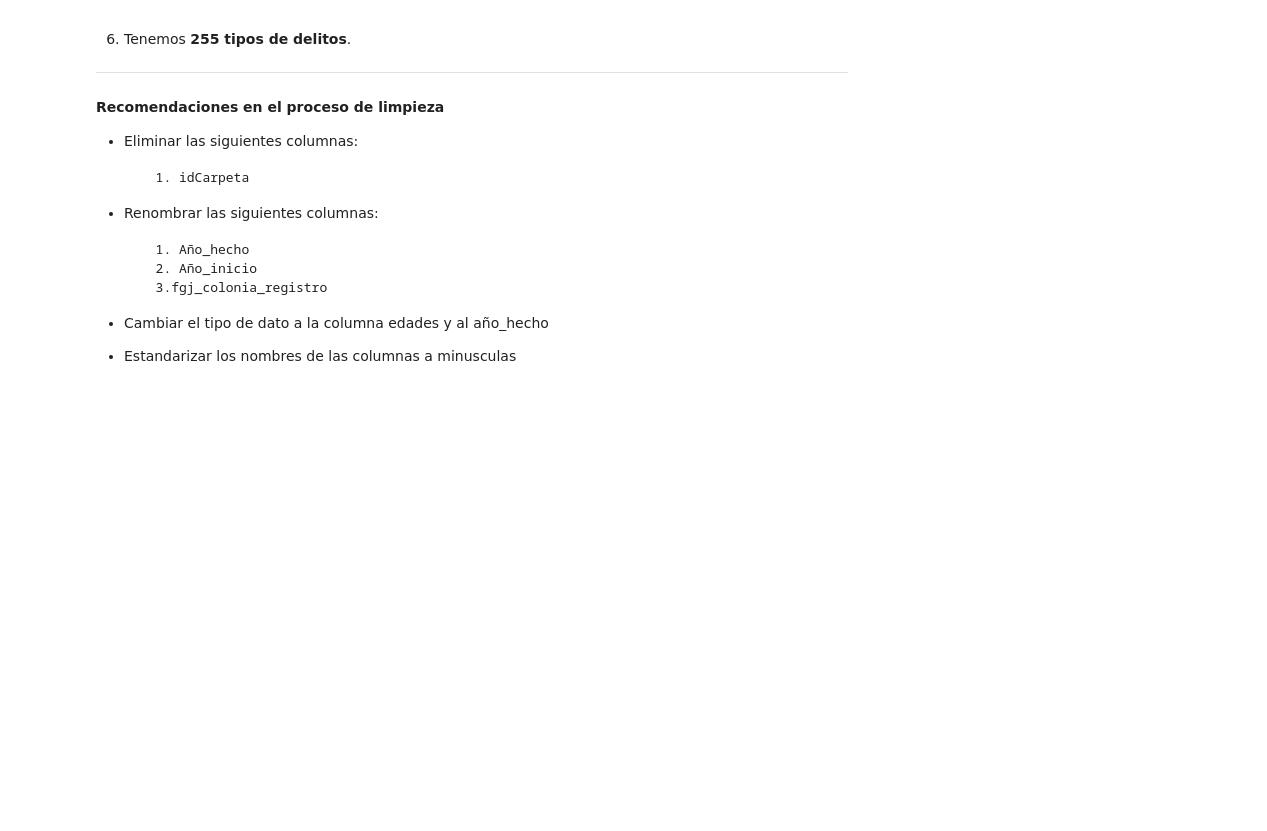
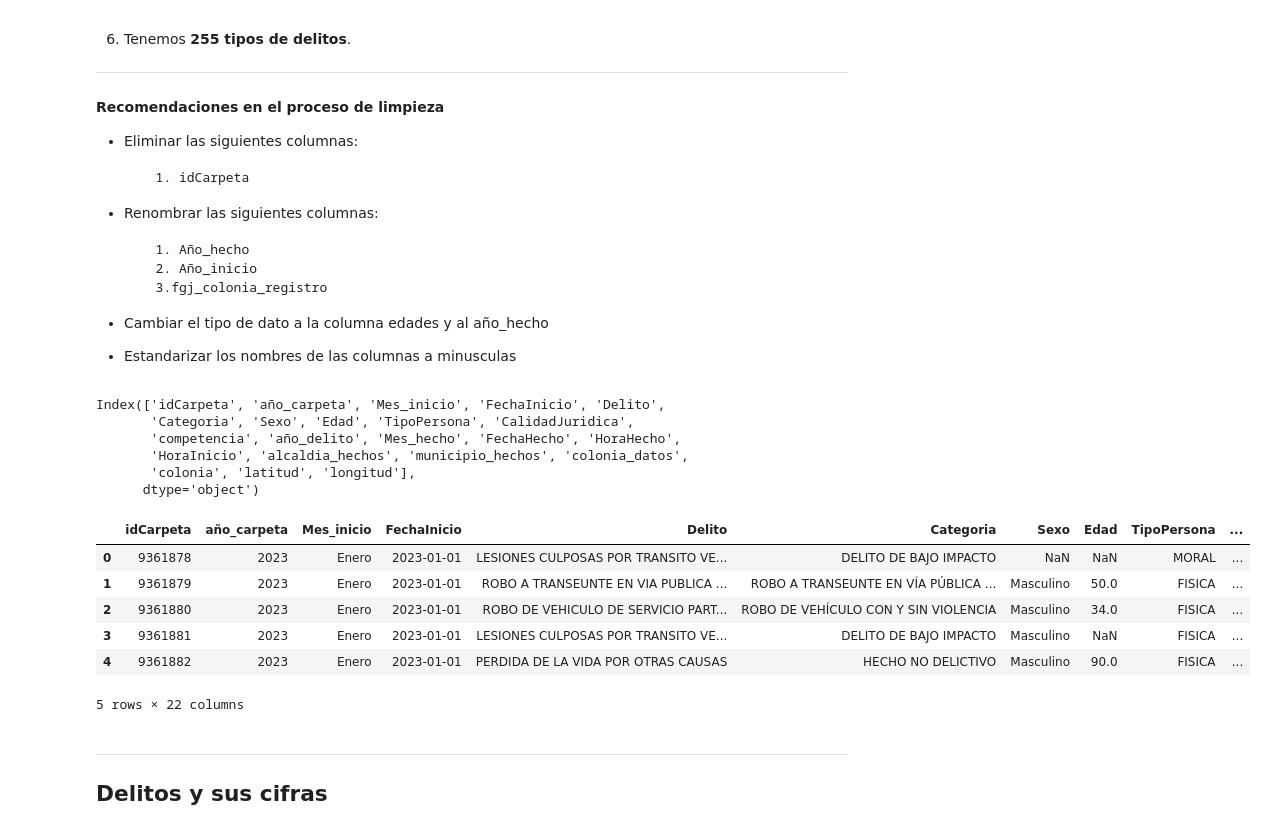
Before and after one commit to porto-o/analisis_carpetas_investigacion, a Jupyter notebook: analisis_2023.ipynb, the cells around one changed output. Cells and saved outputs as stored; diff of their text form; code cells hidden in the pictures; blank space fills up the shorter version.

```diff
--- a/analisis_2023.ipynb
+++ b/analisis_2023.ipynb
@@ -160,3 +162,28 @@ array(['FUERO COMUN', 'HECHOS NO DELICTIVOS', 'INCOMPETENCIAS'],
 - Cambiar el tipo de dato a la columna edades y al año_hecho
 
 - Estandarizar los nombres de las columnas a minusculas
+# %%
+df = df.rename(columns={'Año_hecho':'año_delito',
+                        'Año_inicio':'año_carpeta',
+                        'fgj_colonia_registro':'colonia'})
+df.columns
+# %% [output]
+Index(['idCarpeta', 'año_carpeta', 'Mes_inicio', 'FechaInicio', 'Delito',
+       'Categoria', 'Sexo', 'Edad', 'TipoPersona', 'CalidadJuridica',
+       'competencia', 'año_delito', 'Mes_hecho', 'FechaHecho', 'HoraHecho',
+       'HoraInicio', 'alcaldia_hechos', 'municipio_hechos', 'colonia_datos',
+       'colonia', 'latitud', 'longitud'],
+      dtype='object')
+# %%
+df.head()
+# %% [output]
+|  | idCarpeta | año_carpeta | Mes_inicio | FechaInicio | Delito | Categoria | Sexo | Edad | TipoPersona | ... |
+| 0 | 9361878 | 2023 | Enero | 2023-01-01 | LESIONES CULPOSAS POR TRANSITO VE... | DELITO DE BAJO IMPACTO | NaN | NaN | MORAL | ... |
+| 1 | 9361879 | 2023 | Enero | 2023-01-01 | ROBO A TRANSEUNTE EN VIA PUBLICA ... | ROBO A TRANSEUNTE EN VÍA PÚBLICA ... | Masculino | 50.0 | FISICA | ... |
+| 2 | 9361880 | 2023 | Enero | 2023-01-01 | ROBO DE VEHICULO DE SERVICIO PART... | ROBO DE VEHÍCULO CON Y SIN VIOLENCIA | Masculino | 34.0 | FISICA | ... |
+| 3 | 9361881 | 2023 | Enero | 2023-01-01 | LESIONES CULPOSAS POR TRANSITO VE... | DELITO DE BAJO IMPACTO | Masculino | NaN | FISICA | ... |
+| 4 | 9361882 | 2023 | Enero | 2023-01-01 | PERDIDA DE LA VIDA POR OTRAS CAUSAS | HECHO NO DELICTIVO | Masculino | 90.0 | FISICA | ... |
+5 rows × 22 columns
+# %% [markdown]
+---
+## **Delitos y sus cifras**
```
Also changed, not shown: parts of 15 cells of this notebook, 1 other file.
